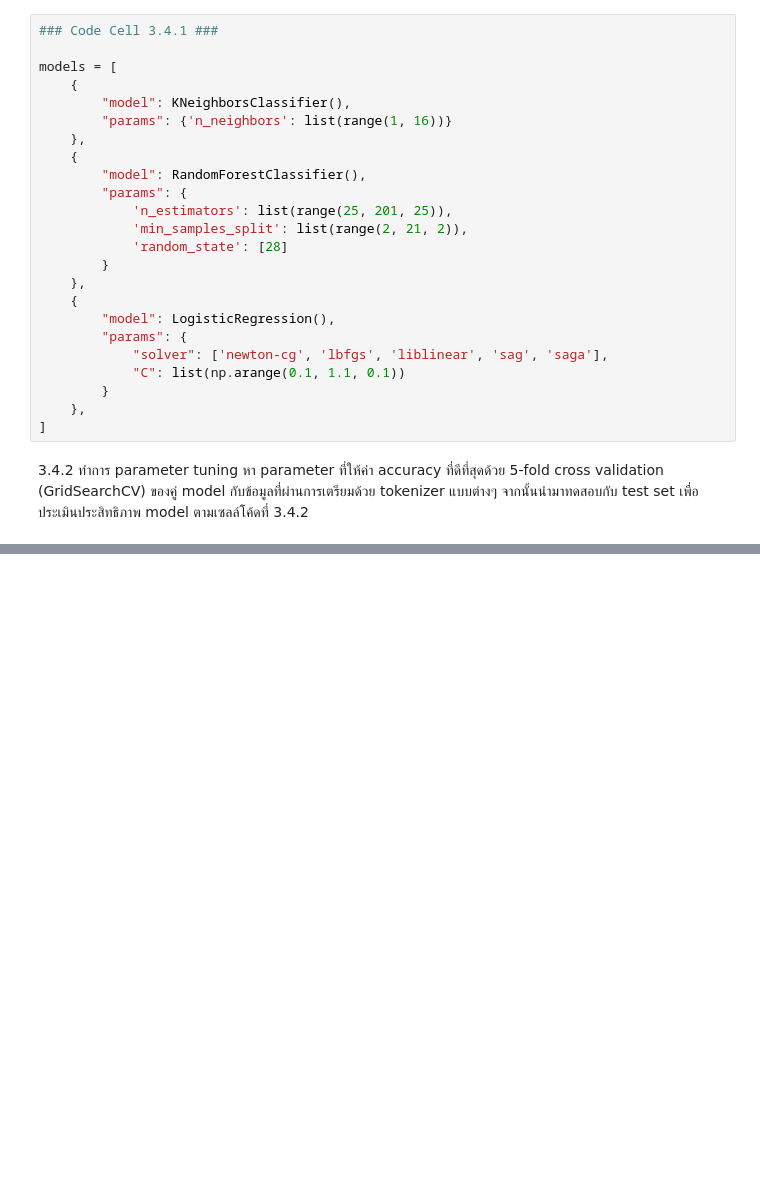
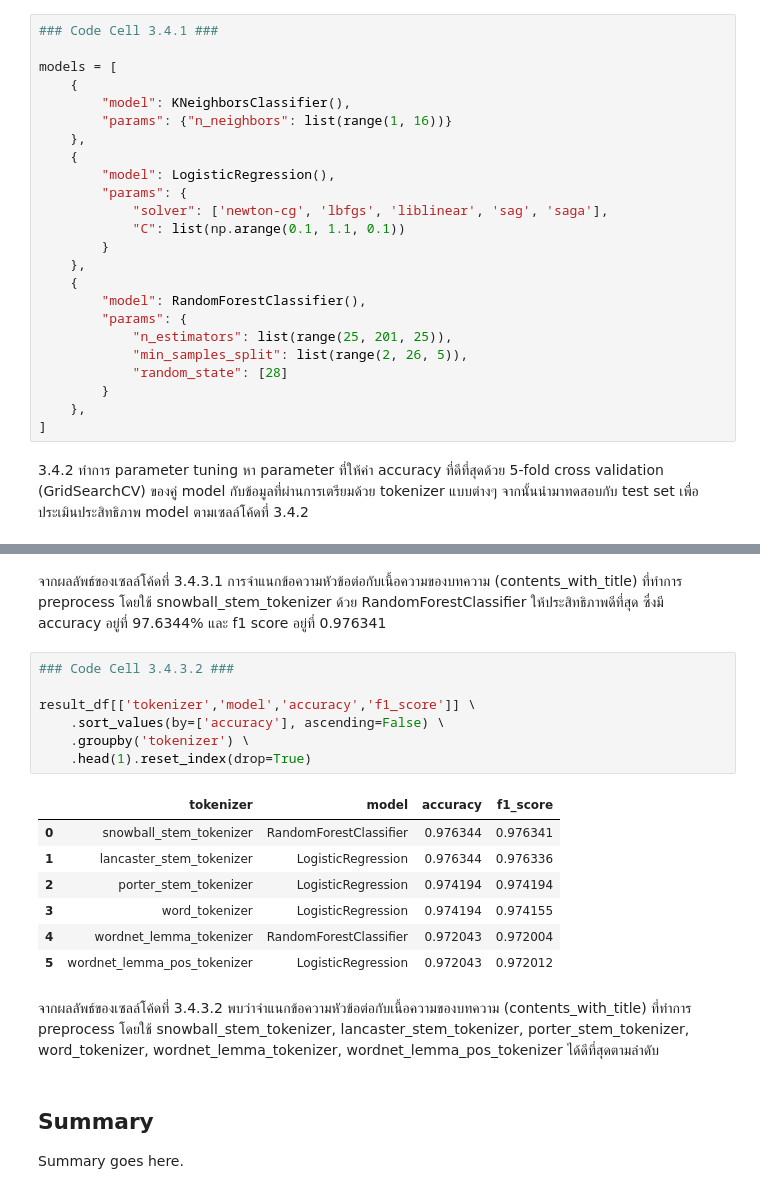
Before and after one commit to tjthanapat/ds4biz-assignment-2, a Jupyter notebook: Task 1 - News Classification/task1.ipynb, the cells around one changed output, grey strips where cells are left out. Saved outputs shown, nothing was run; the diff lists cells and outputs as text; blank space fills up the shorter version.

```diff
--- a/Task 1 - News Classification/task1.ipynb
+++ b/Task 1 - News Classification/task1.ipynb
@@ -1125,15 +1095,7 @@ result_df
 models = [
     {
         "model": KNeighborsClassifier(),
-        "params": {'n_neighbors': list(range(1, 16))}
-    },
-    {
-        "model": RandomForestClassifier(),
-        "params": {
-            'n_estimators': list(range(25, 201, 25)),
-            'min_samples_split': list(range(2, 21, 2)),
-            'random_state': [28]
-        }
+        "params": {"n_neighbors": list(range(1, 16))}
     },
     {
         "model": LogisticRegression(),
@@ -1142,6 +1104,14 @@ models = [
             "C": list(np.arange(0.1, 1.1, 0.1))
         }
     },
+    {
+        "model": RandomForestClassifier(),
+        "params": {
+            "n_estimators": list(range(25, 201, 25)),
+            "min_samples_split": list(range(2, 26, 5)),
+            "random_state": [28]
+        }
+    },
 ]
 # %% [markdown]
 3.4.2 ทำการ parameter tuning หา parameter ที่ให้ค่า accuracy ที่ดีที่สุดด้วย 5-fold cross validation (GridSearchCV) ของคู่ model กับข้อมูลที่ผ่านการเตรียมด้วย tokenizer แบบต่างๆ จากนั้นนำมาทดสอบกับ test set เพื่อประเมินประสิทธิภาพ model ตามเซลล์โค้ดที่ 3.4.2
@@ -1226,0 +1205,23 @@ result_df
+# %% [markdown]
+จากผลลัพธ์ของเซลล์โค้ดที่ 3.4.3.1 การจำแนกข้อความหัวข้อต่อกับเนื้อความของบทความ (contents_with_title) ที่ทำการ preprocess โดยใช้ snowball_stem_tokenizer ด้วย RandomForestClassifier ให้ประสิทธิภาพดีที่สุด ซึ่งมี accuracy อยู่ที่ 97.6344% และ f1 score อยู่ที่ 0.976341
+# %%
+### Code Cell 3.4.3.2 ###
+
+result_df[['tokenizer','model','accuracy','f1_score']] \
+    .sort_values(by=['accuracy'], ascending=False) \
+    .groupby('tokenizer') \
+    .head(1).reset_index(drop=True)
+# %% [output]
+|  | tokenizer | model | accuracy | f1_score |
+| 0 | snowball_stem_tokenizer | RandomForestClassifier | 0.976344 | 0.976341 |
+| 1 | lancaster_stem_tokenizer | LogisticRegression | 0.976344 | 0.976336 |
+| 2 | porter_stem_tokenizer | LogisticRegression | 0.974194 | 0.974194 |
+| 3 | word_tokenizer | LogisticRegression | 0.974194 | 0.974155 |
+| 4 | wordnet_lemma_tokenizer | RandomForestClassifier | 0.972043 | 0.972004 |
+| 5 | wordnet_lemma_pos_tokenizer | LogisticRegression | 0.972043 | 0.972012 |
+# %% [markdown]
+จากผลลัพธ์ของเซลล์โค้ดที่ 3.4.3.2 พบว่าจำแนกข้อความหัวข้อต่อกับเนื้อความของบทความ (contents_with_title) ที่ทำการ preprocess โดยใช้ snowball_stem_tokenizer, lancaster_stem_tokenizer, porter_stem_tokenizer, word_tokenizer, wordnet_lemma_tokenizer, wordnet_lemma_pos_tokenizer ได้ดีที่สุดตามลำดับ
+# %% [markdown]
+## Summary
+
+Summary goes here.
```
Also changed, not shown: parts of 16 cells of this notebook, 1 other file.
